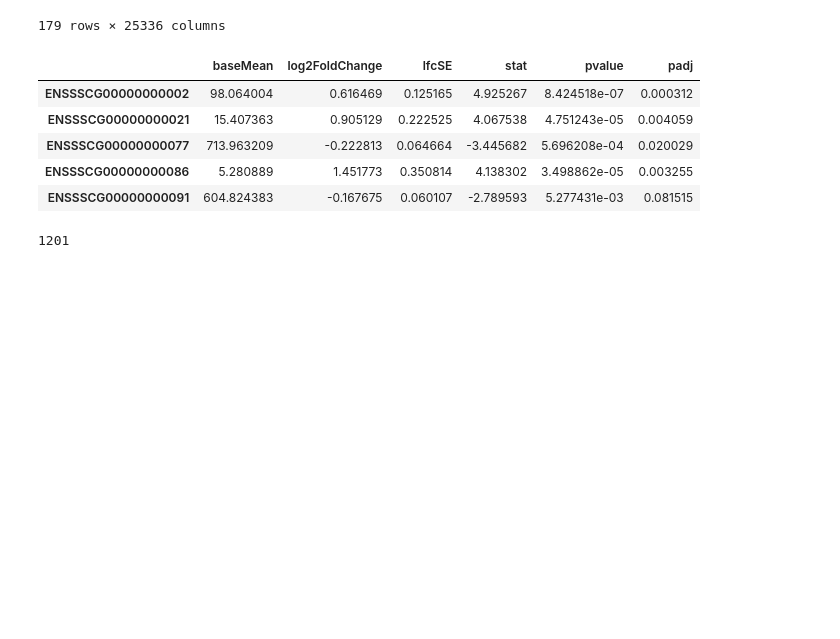
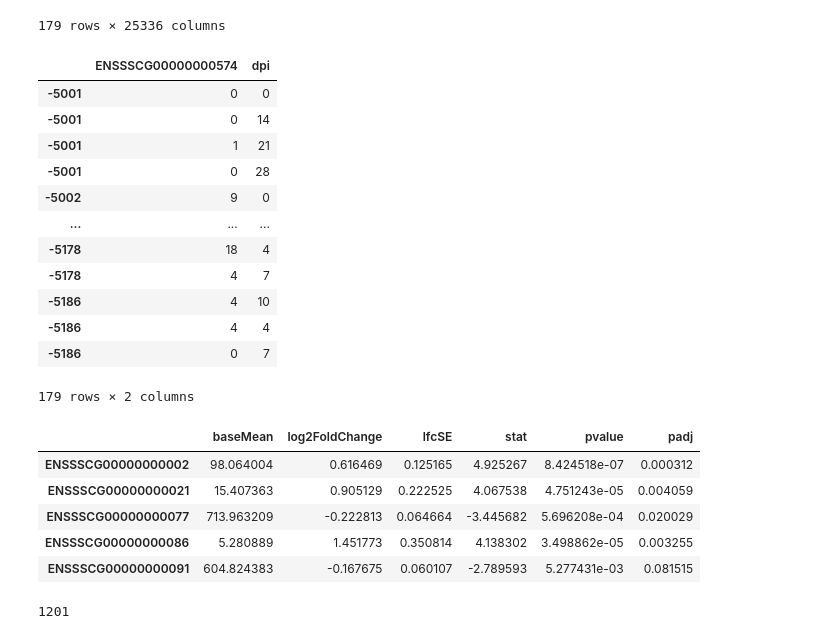
Before and after one commit to kristoffhernan/Pig-PRRSV-Infection-Prediction, a Jupyter notebook: impute_values.ipynb, the cells around one changed output. Cells and saved outputs as stored; diff of their text form; code cells hidden in the pictures; blank space fills up the shorter version.

```diff
--- a/impute_values.ipynb
+++ b/impute_values.ipynb
@@ -26,6 +28,22 @@ df
 179 rows × 25336 columns
 # %%
 eg = df[['ENSSSCG00000000574', 'dpi']]
+# %%
+eg
+# %% [output]
+|  | ENSSSCG00000000574 | dpi |
+| -5001 | 0 | 0 |
+| -5001 | 0 | 14 |
+| -5001 | 1 | 21 |
+| -5001 | 0 | 28 |
+| -5002 | 9 | 0 |
+| ... | ... | ... |
+| -5178 | 18 | 4 |
+| -5178 | 4 | 7 |
+| -5186 | 4 | 10 |
+| -5186 | 4 | 4 |
+| -5186 | 0 | 7 |
+179 rows × 2 columns
 # %%
 dpi = df['dpi']
 # %%
```
Also changed, not shown: parts of 5 cells of this notebook, 6 other files.
